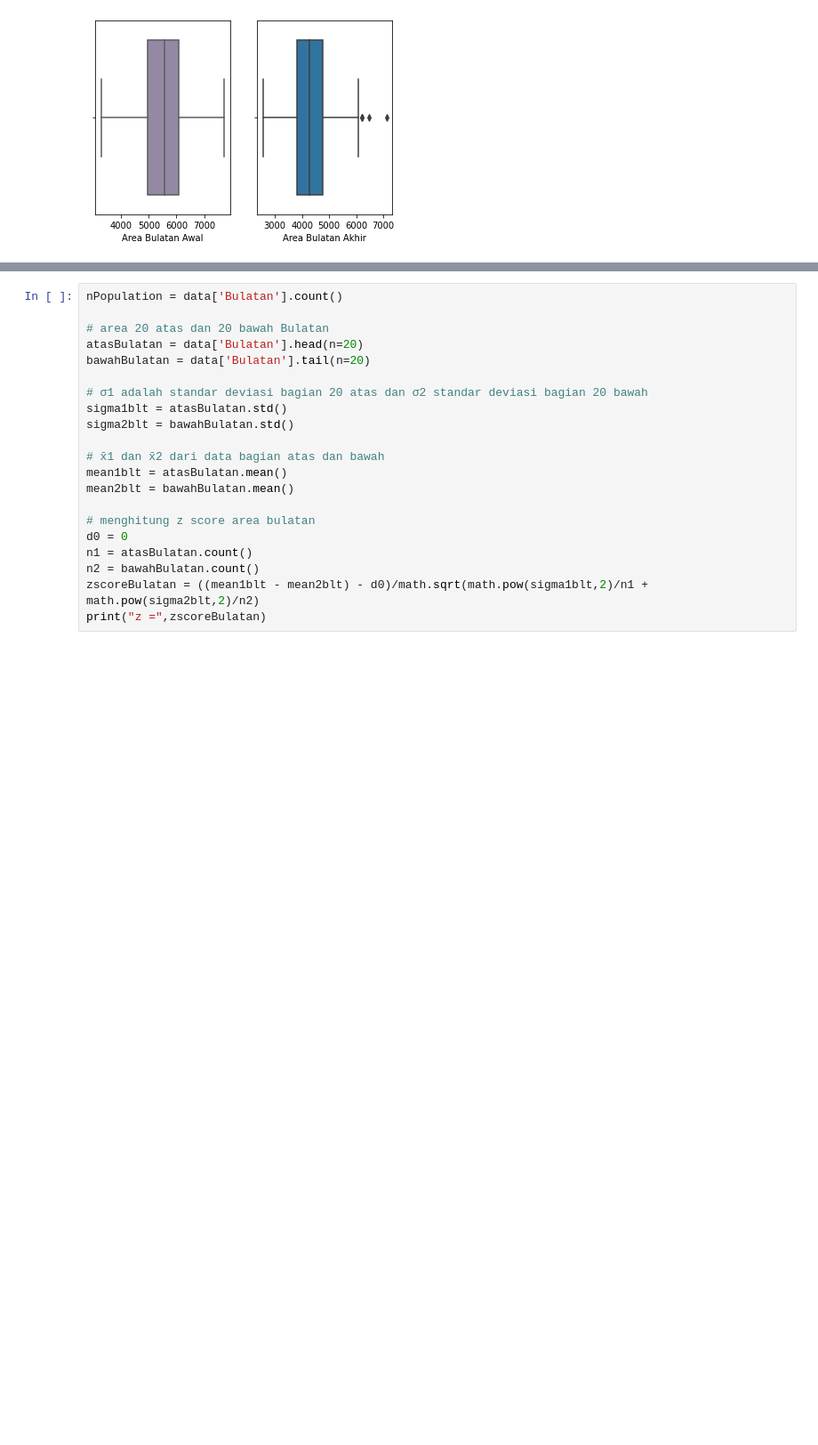
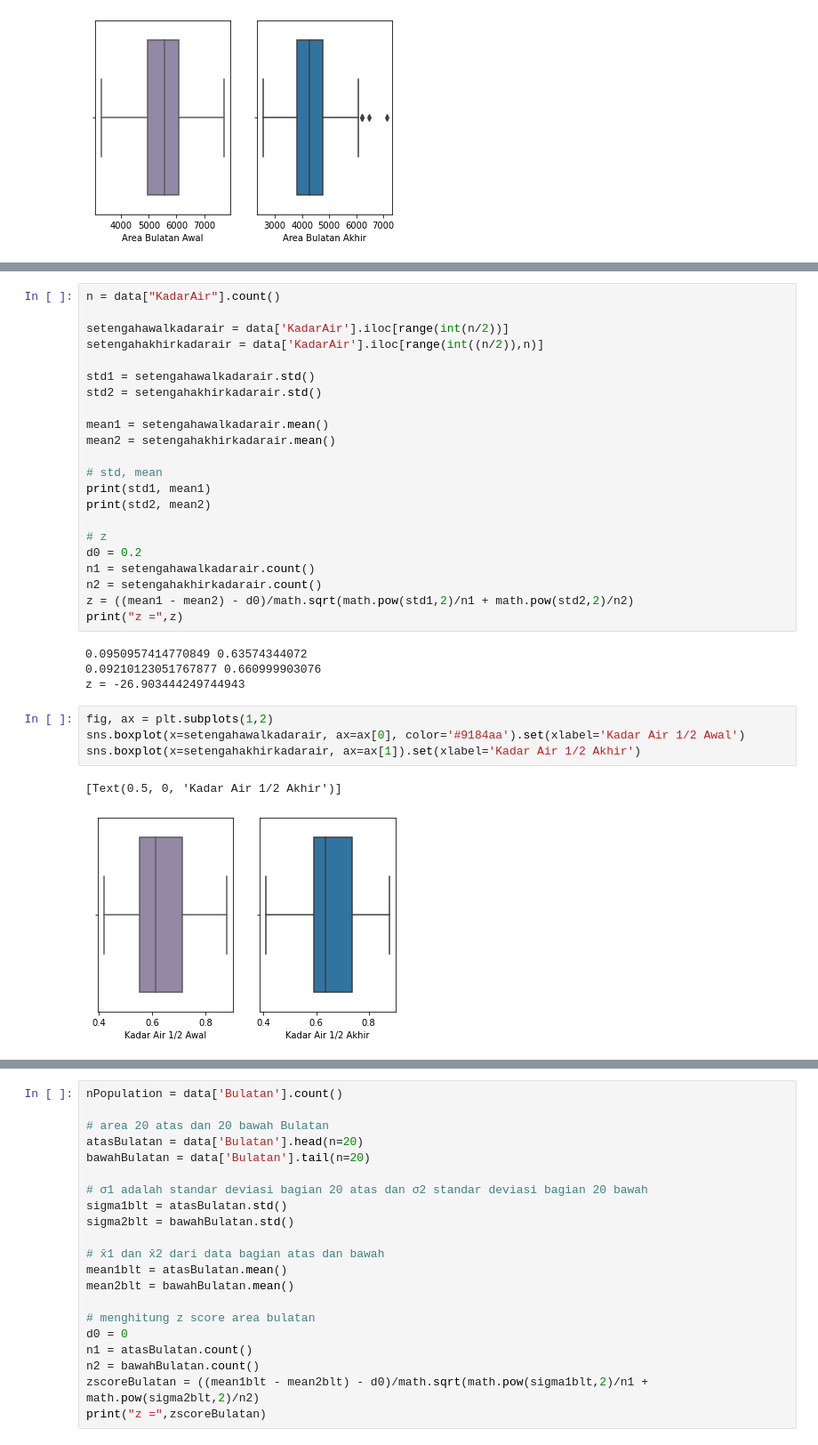
Before and after one commit to alifbhadrika/data-statistical-analysis, a Jupyter notebook: K04-T1-IF2220-13519186.ipynb, the cells around one changed output, grey strips where cells are left out. Shown at 89% size. Saved outputs shown, nothing was run; the diff lists cells and outputs as text; blank space fills up the shorter version.

```diff
--- a/K04-T1-IF2220-13519186.ipynb
+++ b/K04-T1-IF2220-13519186.ipynb
@@ -452,3 +573,36 @@ sns.boxplot(x=bawahAreaBulatan, ax=ax[1]).set(xlabel='Area Bulatan Akhir')
+# %%
+n = data["KadarAir"].count()
+
+setengahawalkadarair = data['KadarAir'].iloc[range(int(n/2))]
+setengahakhirkadarair = data['KadarAir'].iloc[range(int((n/2)),n)]
+
+std1 = setengahawalkadarair.std()
+std2 = setengahakhirkadarair.std()
+
+mean1 = setengahawalkadarair.mean()
+mean2 = setengahakhirkadarair.mean()
+
+# std, mean
+print(std1, mean1)
+print(std2, mean2)
+
+# z
+d0 = 0.2
+n1 = setengahawalkadarair.count()
+n2 = setengahakhirkadarair.count()
+z = ((mean1 - mean2) - d0)/math.sqrt(math.pow(std1,2)/n1 + math.pow(std2,2)/n2)
+print("z =",z)
+# %% [output]
+0.0950957414770849 0.63574344072
+0.09210123051767877 0.660999903076
+z = -26.903444249744943
+# %%
+fig, ax = plt.subplots(1,2)
+sns.boxplot(x=setengahawalkadarair, ax=ax[0], color='#9184aa').set(xlabel='Kadar Air 1/2 Awal')
+sns.boxplot(x=setengahakhirkadarair, ax=ax[1]).set(xlabel='Kadar Air 1/2 Akhir')
+# %% [output]
+[Text(0.5, 0, 'Kadar Air 1/2 Akhir')]
+[figure, added]
 # %% [markdown]
 ### c. Rata-rata 20 baris pertama kolom Bulatan sama dengan 20 baris terakhirnya?
 
```
Also changed, not shown: parts of 13 cells of this notebook.
